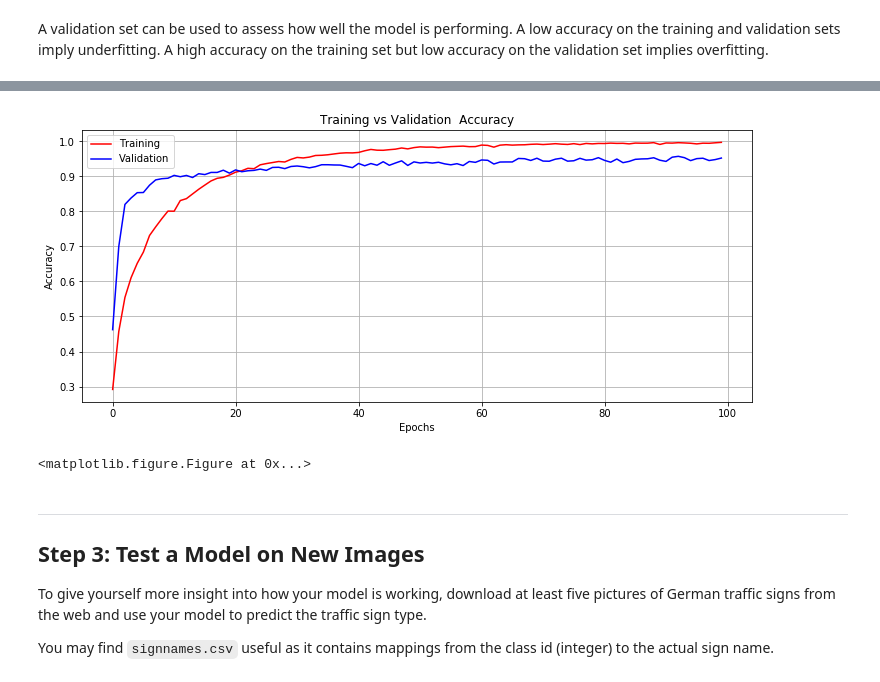
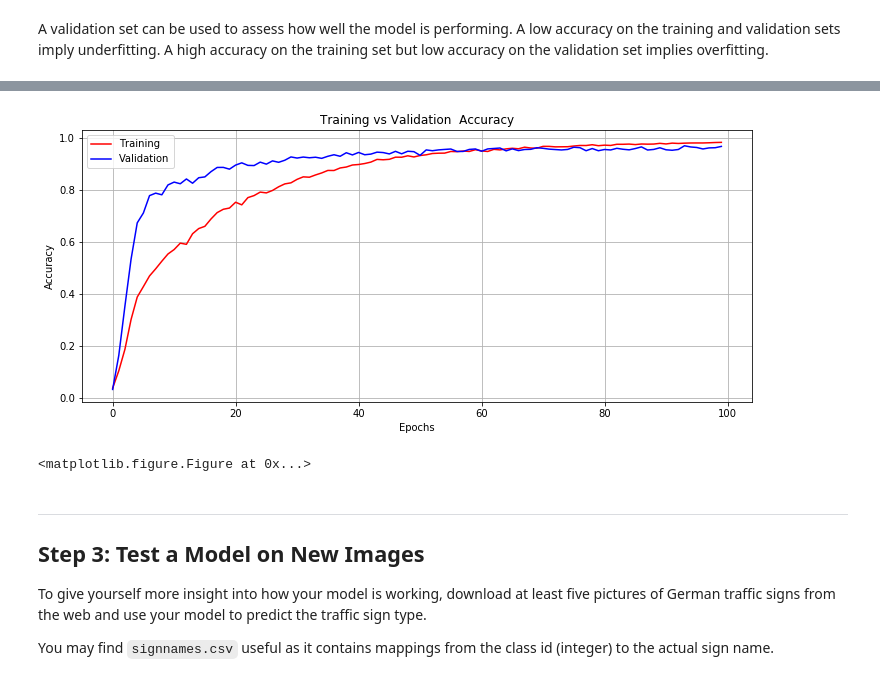
Before and after one commit to rudi77/sdc, a Jupyter notebook: project2/Traffic_Sign_Classifier.ipynb, the cells around one changed output, grey strips where cells are left out. Saved outputs shown, nothing was run; the diff lists cells and outputs as text; code cells hidden in the pictures.

```diff
--- a/project2/Traffic_Sign_Classifier.ipynb
+++ b/project2/Traffic_Sign_Classifier.ipynb
@@ -391,22 +391,24 @@ def MultiScaleConvnet(x, keep_prob):
         fc0 = tf.concat([conv1_flattened, conv2_flattened], 1)
 
     # Layer 3: Fully Connected. Input = 7448 + 1600. Output = 100
-    fc1 = fc_layer(fc0, w_shape=(9048,100), b_size=100, layername="fc1", keep_prob=keep_prob)
+    fc1 = fc_layer(fc0, w_shape=(9048,500), b_size=500, layername="fc1", keep_prob=keep_prob)
+
+    fc2 = fc_layer(fc1, w_shape=(500,100), b_size=100, layername="fc2", keep_prob=keep_prob)
 
     # Layer 4: Fully Connected. Input = 100. Output = 84.
-    fc2 = fc_layer(fc1, w_shape=(100, 84), b_size=84, layername="fc2", keep_prob=keep_prob)
+    fc3 = fc_layer(fc2, w_shape=(100, 84), b_size=84, layername="fc3", keep_prob=keep_prob)
     #fc2 = fc_layer(fc1, w_shape=(100, 84), b_size=84, layername="fc2")
 
     # Layer 5: Fully Connected. Input = 84. Output = n_classes
     with tf.name_scope("output"):
         with tf.name_scope("weights"):
-            fc3_W  = tf.Variable(tf.truncated_normal(shape=(84, n_classes), mean = mu, stddev = sigma))
-            variable_summaries(fc3_W)
+            fc4_W  = tf.Variable(tf.truncated_normal(shape=(84, n_classes), mean = mu, stddev = sigma))
+            variable_summaries(fc4_W)
         with tf.name_scope("biases"):
-            fc3_b  = tf.Variable(tf.zeros(n_classes))
-            variable_summaries(fc3_b)
+            fc4_b  = tf.Variable(tf.zeros(n_classes))
+            variable_summaries(fc4_b)
 
-        logits = tf.matmul(fc2, fc3_W) + fc3_b
+        logits = tf.matmul(fc3, fc4_W) + fc4_b
 
         return logits
 # %%
@@ -468,30 +470,34 @@ from sklearn.utils import shuffle
 
 EPOCHS = 100
 BATCH_SIZE = 1024
-NUM_THREADS = 6
-dropout = 0.80
+dropout = 0.5
 merged = tf.summary.merge_all()
 
 #savername = "lenet.ckpt"
 #restorepath = "./LeNetParameters/lenet"
 savername = "multiscalenet.ckpt"
 savepath = "./MultiscaleNetParameters/multiscalenet"
+restorepath = "./MultiscaleNetParameters"
 saver = tf.train.Saver()
 
 trainaccuracy = []
 validaccuracy = []
 
 with tf.Session() as sess:
-#with tf.Session(config=tf.ConfigProto(intra_op_parallelism_threads=NUM_THREADS)) as sess:
-    #restore_session(restorepath, savername)
+    #restore_session(saver, restorepath, savername)
     sess.run(tf.global_variables_initializer())
-    num_examples = len(X_train)
+
+    tf.set_random_seed(42)
+
+    num_examples = len(X_train_new)
 
     #writer = tf.summary.FileWriter('./logs/lenet', sess.graph)
     writer = tf.summary.FileWriter('./logs/msnet', sess.graph)
 
-    print("Training...")
+    print("Training examples: {}".format(num_examples))
+    print("Training ...")
     print()
+
     for i in range(EPOCHS):
         X_train_new, y_train = shuffle(X_train_new, y_train)
         training_accuray = 0.0
@@ -548,5 +555,5 @@ Test Accuracy = 0.942
 Model saved
-[figure, old version]
+[figure, new version]
 <matplotlib.figure.Figure at 0x...>
 # %% [markdown]
 ---
```
Also changed, not shown: parts of 3 cells of this notebook, 1 other file.
